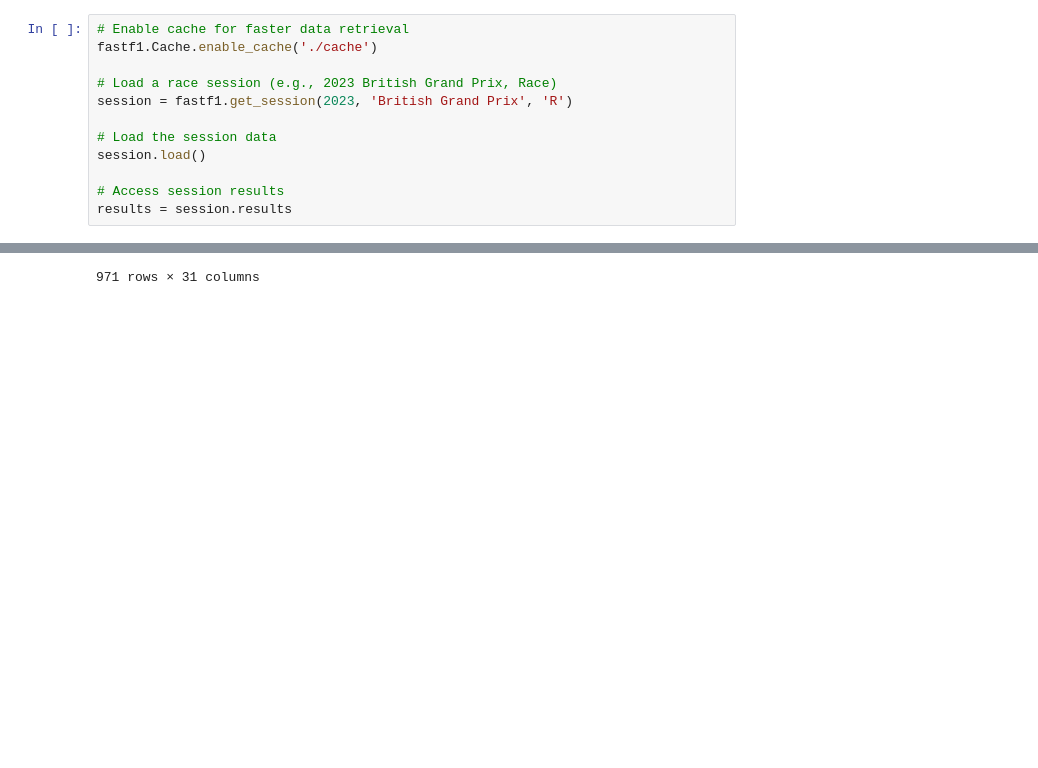
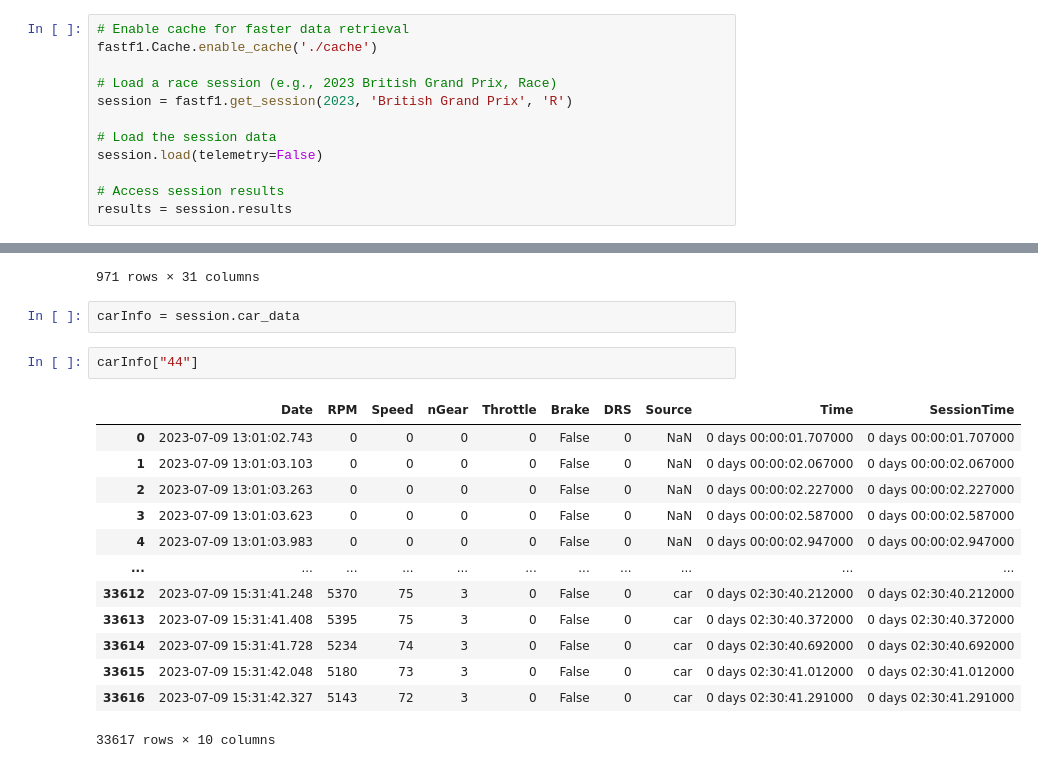
Before and after one commit to AndyZ-CYC/F1_Predictive_Models, a Jupyter notebook: Data_Playground.ipynb, the cells around one changed output, grey strips where cells are left out. Drawn from its saved outputs; the diff is of its cells as text; blank space fills up the shorter version.

Commit message:
Data Preparation Finished

```diff
--- a/Data_Playground.ipynb
+++ b/Data_Playground.ipynb
@@ -11,7 +11,7 @@ fastf1.Cache.enable_cache('./cache')
 session = fastf1.get_session(2023, 'British Grand Prix', 'R')
 
 # Load the session data
-session.load()
+session.load(telemetry=False)
 
 # Access session results
 results = session.results
@@ -109,3 +164,21 @@ session.laps
 | 969 | 0 days 02:26:02.791000 | PIA | 81 | 0 days 00:01:31.305000 | 51.0 | 2.0 | NaT | NaT | 0 days 00:00:29.211000 | ... |
 | 970 | 0 days 02:27:33.732000 | PIA | 81 | 0 days 00:01:30.941000 | 52.0 | 2.0 | NaT | NaT | 0 days 00:00:29.092000 | ... |
 971 rows × 31 columns
+# %%
+carInfo = session.car_data
+# %%
+carInfo["44"]
+# %% [output]
+|  | Date | RPM | Speed | nGear | Throttle | Brake | DRS | Source | Time | SessionTime |
+| 0 | 2023-07-09 13:01:02.743 | 0 | 0 | 0 | 0 | False | 0 | NaN | 0 days 00:00:01.707000 | 0 days 00:00:01.707000 |
+| 1 | 2023-07-09 13:01:03.103 | 0 | 0 | 0 | 0 | False | 0 | NaN | 0 days 00:00:02.067000 | 0 days 00:00:02.067000 |
+| 2 | 2023-07-09 13:01:03.263 | 0 | 0 | 0 | 0 | False | 0 | NaN | 0 days 00:00:02.227000 | 0 days 00:00:02.227000 |
+| 3 | 2023-07-09 13:01:03.623 | 0 | 0 | 0 | 0 | False | 0 | NaN | 0 days 00:00:02.587000 | 0 days 00:00:02.587000 |
+| 4 | 2023-07-09 13:01:03.983 | 0 | 0 | 0 | 0 | False | 0 | NaN | 0 days 00:00:02.947000 | 0 days 00:00:02.947000 |
+| ... | ... | ... | ... | ... | ... | ... | ... | ... | ... | ... |
+| 33612 | 2023-07-09 15:31:41.248 | 5370 | 75 | 3 | 0 | False | 0 | car | 0 days 02:30:40.212000 | 0 days 02:30:40.212000 |
+| 33613 | 2023-07-09 15:31:41.408 | 5395 | 75 | 3 | 0 | False | 0 | car | 0 days 02:30:40.372000 | 0 days 02:30:40.372000 |
+| 33614 | 2023-07-09 15:31:41.728 | 5234 | 74 | 3 | 0 | False | 0 | car | 0 days 02:30:40.692000 | 0 days 02:30:40.692000 |
+| 33615 | 2023-07-09 15:31:42.048 | 5180 | 73 | 3 | 0 | False | 0 | car | 0 days 02:30:41.012000 | 0 days 02:30:41.012000 |
+| 33616 | 2023-07-09 15:31:42.327 | 5143 | 72 | 3 | 0 | False | 0 | car | 0 days 02:30:41.291000 | 0 days 02:30:41.291000 |
+33617 rows × 10 columns
```
Also changed, not shown: parts of 13 cells of this notebook, 55 other files.
